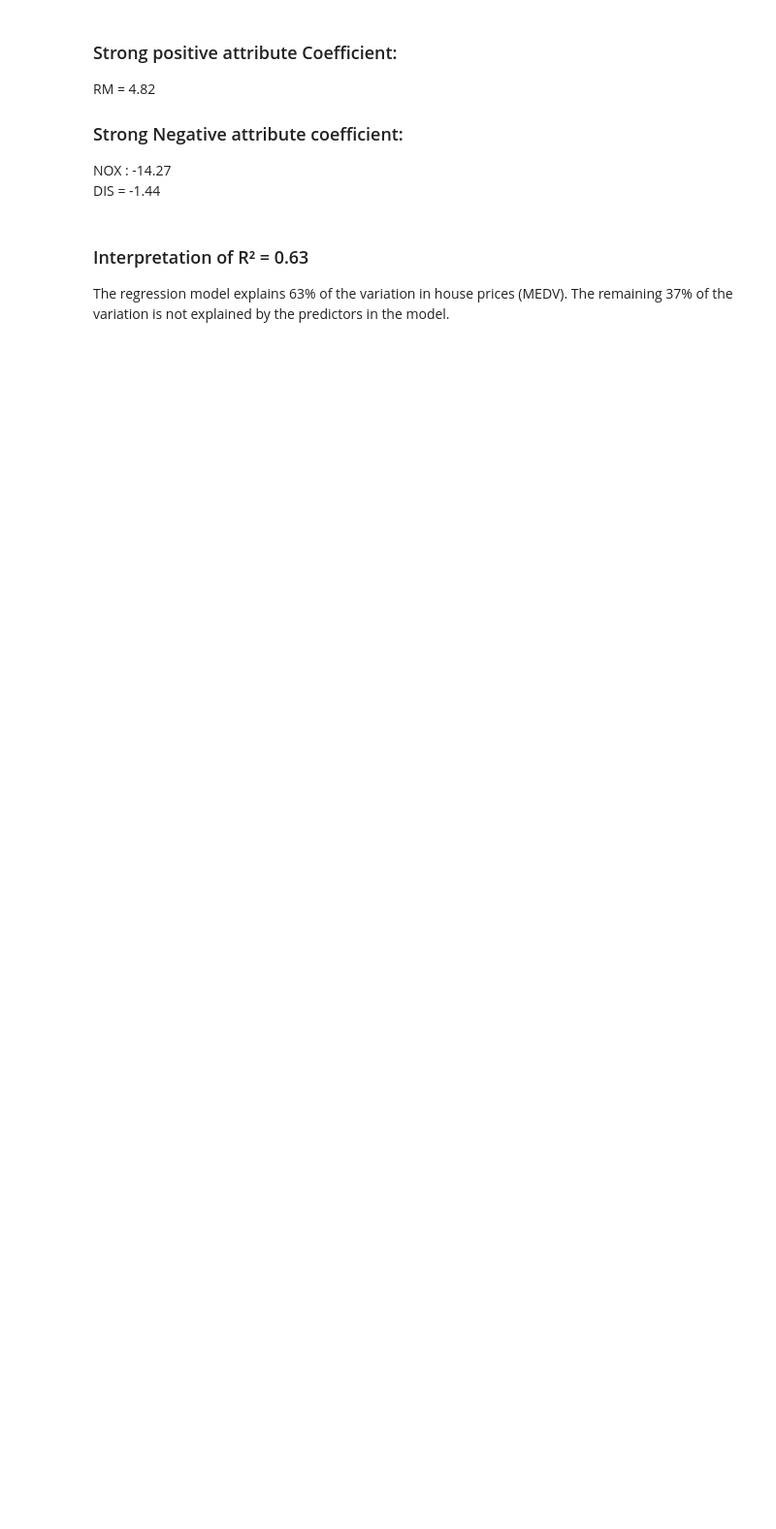
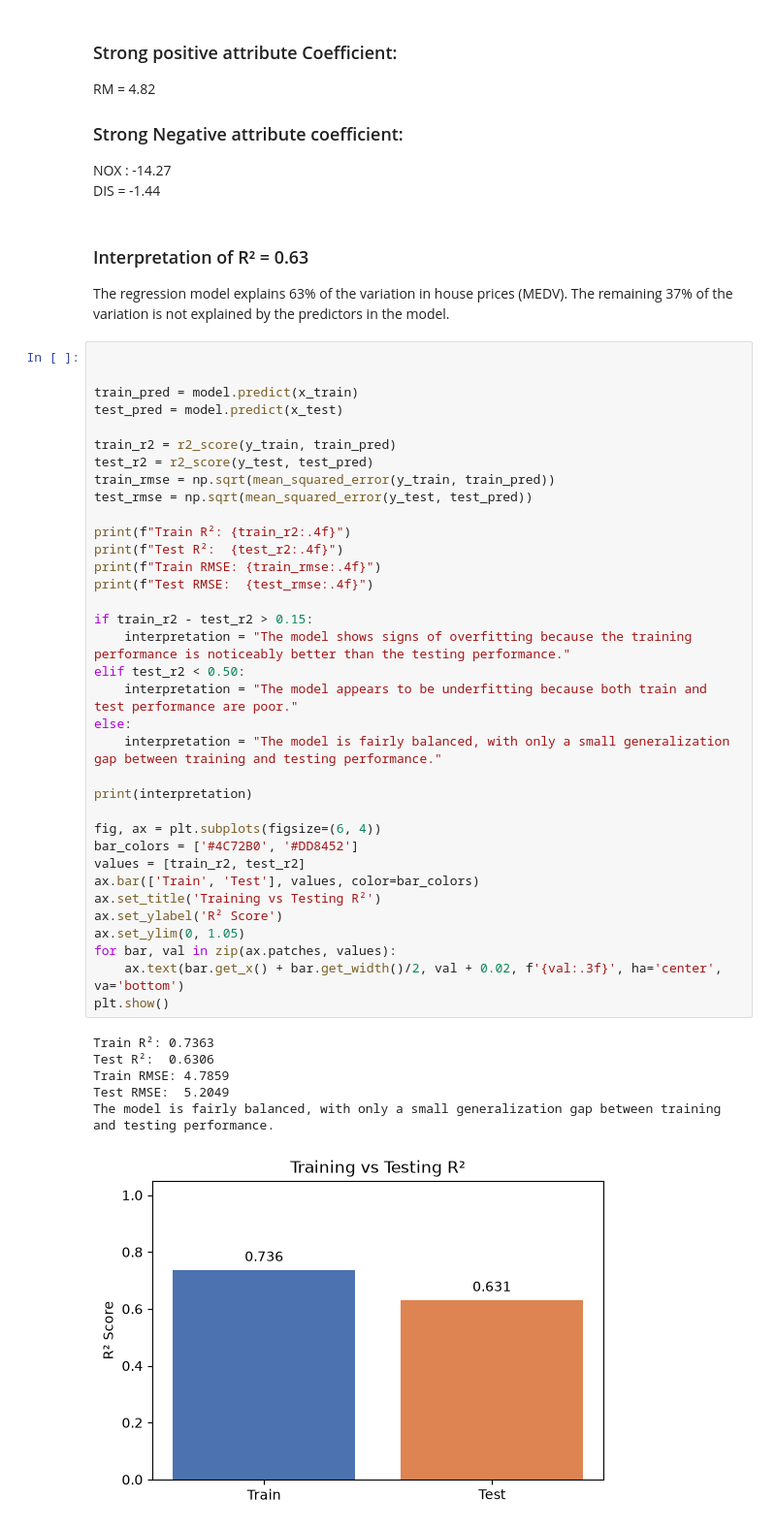
Before and after one commit to AryaPittalwala/Machine_Learning_LAB, a Jupyter notebook: LAB_2-1/2648510_LAB_1.ipynb, the cells around one changed output. Shown at 97% size. Cells and saved outputs as stored; diff of their text form; blank space fills up the shorter version.

```diff
--- a/LAB_2-1/2648510_LAB_1.ipynb
+++ b/LAB_2-1/2648510_LAB_1.ipynb
@@ -271,3 +341,45 @@ DIS = -1.44
 
 The regression model explains 63% of the variation in house prices (MEDV).
 The remaining 37% of the variation is not explained by the predictors in the model.
+# %%
+
+
+train_pred = model.predict(x_train)
+test_pred = model.predict(x_test)
+
+train_r2 = r2_score(y_train, train_pred)
+test_r2 = r2_score(y_test, test_pred)
+train_rmse = np.sqrt(mean_squared_error(y_train, train_pred))
+test_rmse = np.sqrt(mean_squared_error(y_test, test_pred))
+
+print(f"Train R²: {train_r2:.4f}")
+print(f"Test R²:  {test_r2:.4f}")
+print(f"Train RMSE: {train_rmse:.4f}")
+print(f"Test RMSE:  {test_rmse:.4f}")
+
+if train_r2 - test_r2 > 0.15:
+    interpretation = "The model shows signs of overfitting because the training performance is noticeably better than the testing performance."
+elif test_r2 < 0.50:
+    interpretation = "The model appears to be underfitting because both train and test performance are poor."
+else:
+    interpretation = "The model is fairly balanced, with only a small generalization gap between training and testing performance."
+
+print(interpretation)
+
+fig, ax = plt.subplots(figsize=(6, 4))
+bar_colors = ['#4C72B0', '#DD8452']
+values = [train_r2, test_r2]
+ax.bar(['Train', 'Test'], values, color=bar_colors)
+ax.set_title('Training vs Testing R²')
+ax.set_ylabel('R² Score')
+ax.set_ylim(0, 1.05)
+for bar, val in zip(ax.patches, values):
+    ax.text(bar.get_x() + bar.get_width()/2, val + 0.02, f'{val:.3f}', ha='center', va='bottom')
+plt.show()
+# %% [output]
+Train R²: 0.7363
+Test R²:  0.6306
+Train RMSE: 4.7859
+Test RMSE:  5.2049
+The model is fairly balanced, with only a small generalization gap between training and testing performance.
+[figure, added]
```
Also changed, not shown: parts of 3 cells of this notebook, 2 other files.
